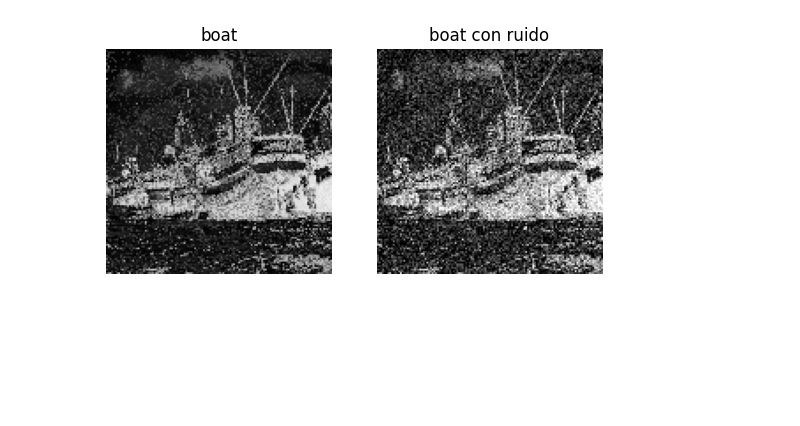
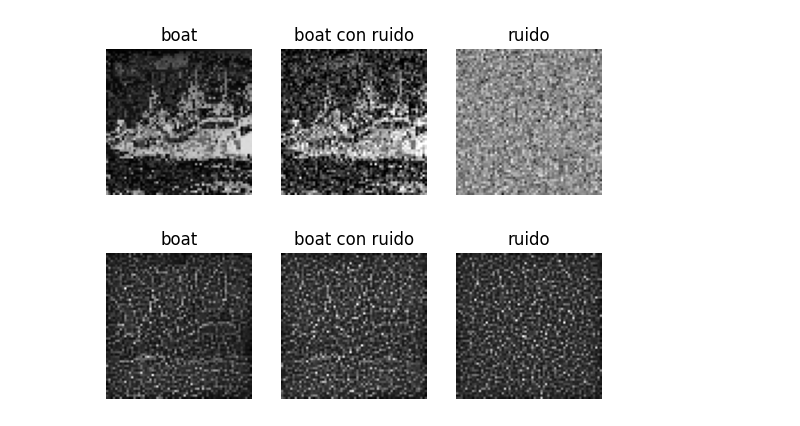
Before and after one commit to cperezln/vg_gaf, a Jupyter notebook: davidcampos/IVG.ipynb, the cells around one changed output. Drawn from its saved outputs; the diff is of its cells as text; code cells hidden in the pictures; blank space fills up the shorter version.

Commit message:
Imagen más pequeña e histogramas

```diff
--- a/davidcampos/IVG.ipynb
+++ b/davidcampos/IVG.ipynb
@@ -55,25 +58,49 @@ def addNoise(image,noise,coeff):
 # %%
-boatIm = Image.open('boat.png')
+boatIm = Image.open('boat64.png')
 boat = np.array(boatIm).tolist()
 n = len(boat)
 noise = createNoise(n)
 noiseCoeff = 0.5
 boatNoise = addNoise(boat,noise,noiseCoeff)
 # %%
-plt.subplot(1,2,1)
+plt.subplot(1,3,1)
 plt.imshow(boat, cmap='gray',vmin=0,vmax=255)
 plt.title('boat')
 plt.axis('off')
 
-plt.subplot(1,2,2)
+plt.subplot(1,3,2)
 plt.imshow(boatNoise, cmap='gray',vmin=0,vmax=255)
 plt.title('boat con ruido')
 plt.axis('off')
 
+plt.subplot(1,3,3)
+plt.imshow(noise, cmap='gray',vmin=-255,vmax=255)
+plt.title('ruido')
+plt.axis('off')
+
 plt.show()
 # %% [output]
-[figure, old version]
+[figure, new version]
 # %%
 boatIVG = weightMat(boat)
 boatNoiseIVG = weightMat(boatNoise)
 noiseIVG = weightMat(noise)
+# %%
+plt.subplot(1,3,1)
+plt.imshow(boatIVG, cmap='gray')
+plt.title('boat')
+plt.axis('off')
+
+plt.subplot(1,3,2)
+plt.imshow(boatNoiseIVG, cmap='gray')
+plt.title('boat con ruido')
+plt.axis('off')
+
+plt.subplot(1,3,3)
+plt.imshow(noiseIVG, cmap='gray')
+plt.title('ruido')
+plt.axis('off')
+
+plt.show()
+# %% [output]
+[figure, added]
```
Also changed, not shown: parts of 3 cells of this notebook, 2 other files.
